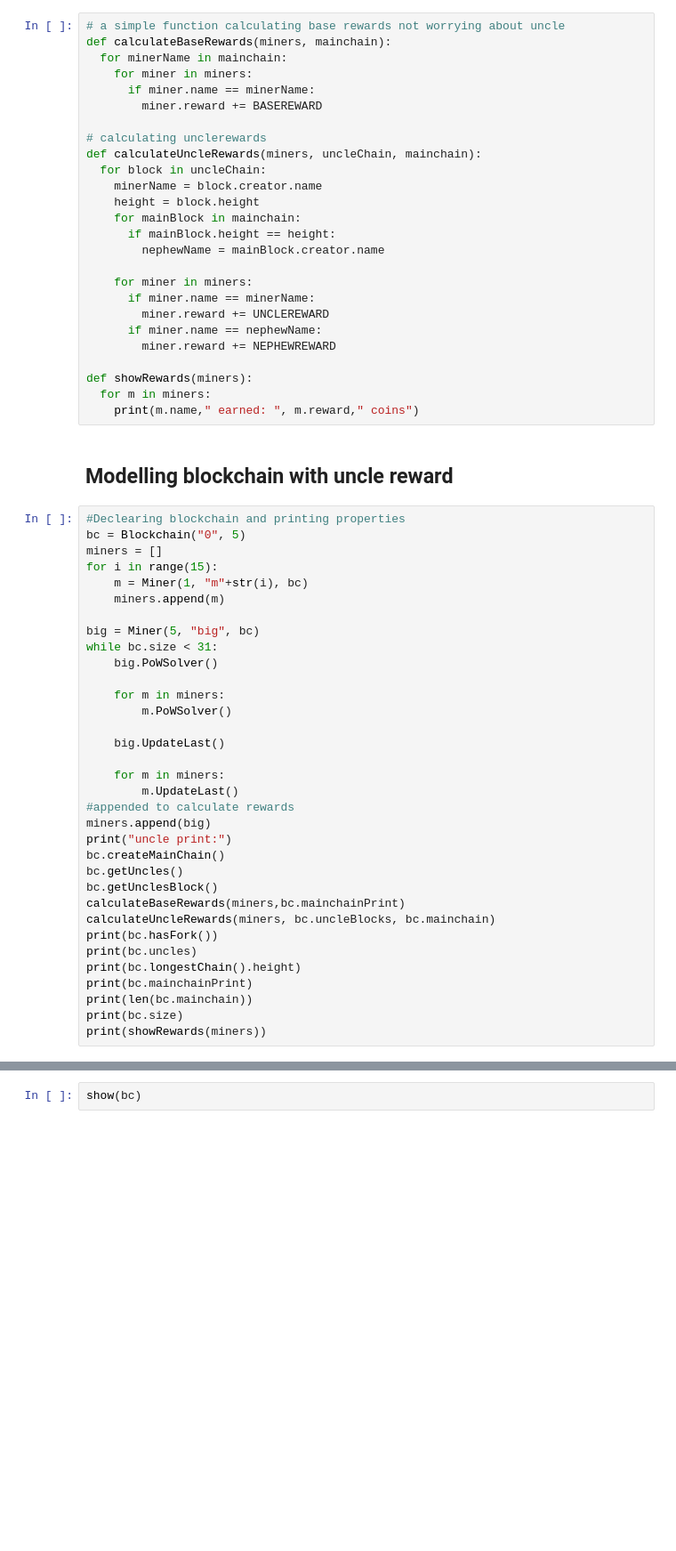
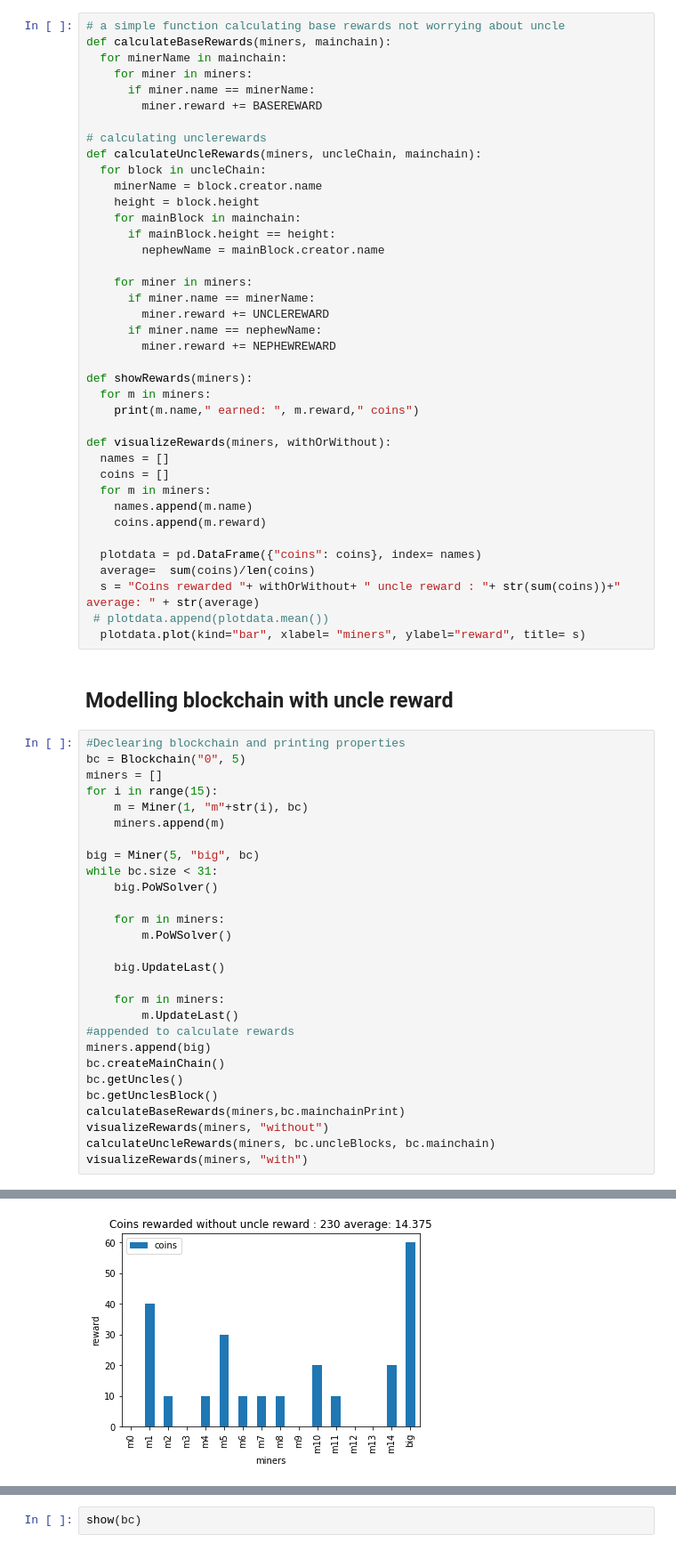
Before and after one commit to TTorgersen/dat650Project, a Jupyter notebook: uncle.ipynb, the cells around one changed output, grey strips where cells are left out. Shown at 89% size. Saved outputs shown, nothing was run; the diff lists cells and outputs as text; blank space fills up the shorter version.

Commit message:
added visualize

```diff
--- a/uncle.ipynb
+++ b/uncle.ipynb
@@ -303,6 +304,19 @@ def calculateUncleRewards(miners, uncleChain, mainchain):
 def showRewards(miners):
   for m in miners:
     print(m.name," earned: ", m.reward," coins")
+
+def visualizeRewards(miners, withOrWithout):
+  names = []
+  coins = []
+  for m in miners:
+    names.append(m.name)
+    coins.append(m.reward)
+
+  plotdata = pd.DataFrame({"coins": coins}, index= names)
+  average=  sum(coins)/len(coins)
+  s = "Coins rewarded "+ withOrWithout+ " uncle reward : "+ str(sum(coins))+" average: " + str(average)
+ # plotdata.append(plotdata.mean())
+  plotdata.plot(kind="bar", xlabel= "miners", ylabel="reward", title= s)
 # %% [markdown]
 ## Modelling blockchain with uncle reward
 # %%
@@ -326,17 +340,11 @@ while bc.size < 31:
         m.UpdateLast()
 #appended to calculate rewards
 miners.append(big)
-print("uncle print:")
 bc.createMainChain()
 bc.getUncles()
 bc.getUnclesBlock()
 calculateBaseRewards(miners,bc.mainchainPrint)
+visualizeRewards(miners, "without")
 calculateUncleRewards(miners, bc.uncleBlocks, bc.mainchain)
-print(bc.hasFork())
-print(bc.uncles)
-print(bc.longestChain().height)
-print(bc.mainchainPrint)
-print(len(bc.mainchain))
-print(bc.size)
-print(showRewards(miners))
+visualizeRewards(miners, "with")
 # %% [output]
@@ -359,0 +351 @@ None
+[figure, added]
```
Also changed, not shown: parts of 3 cells of this notebook.
